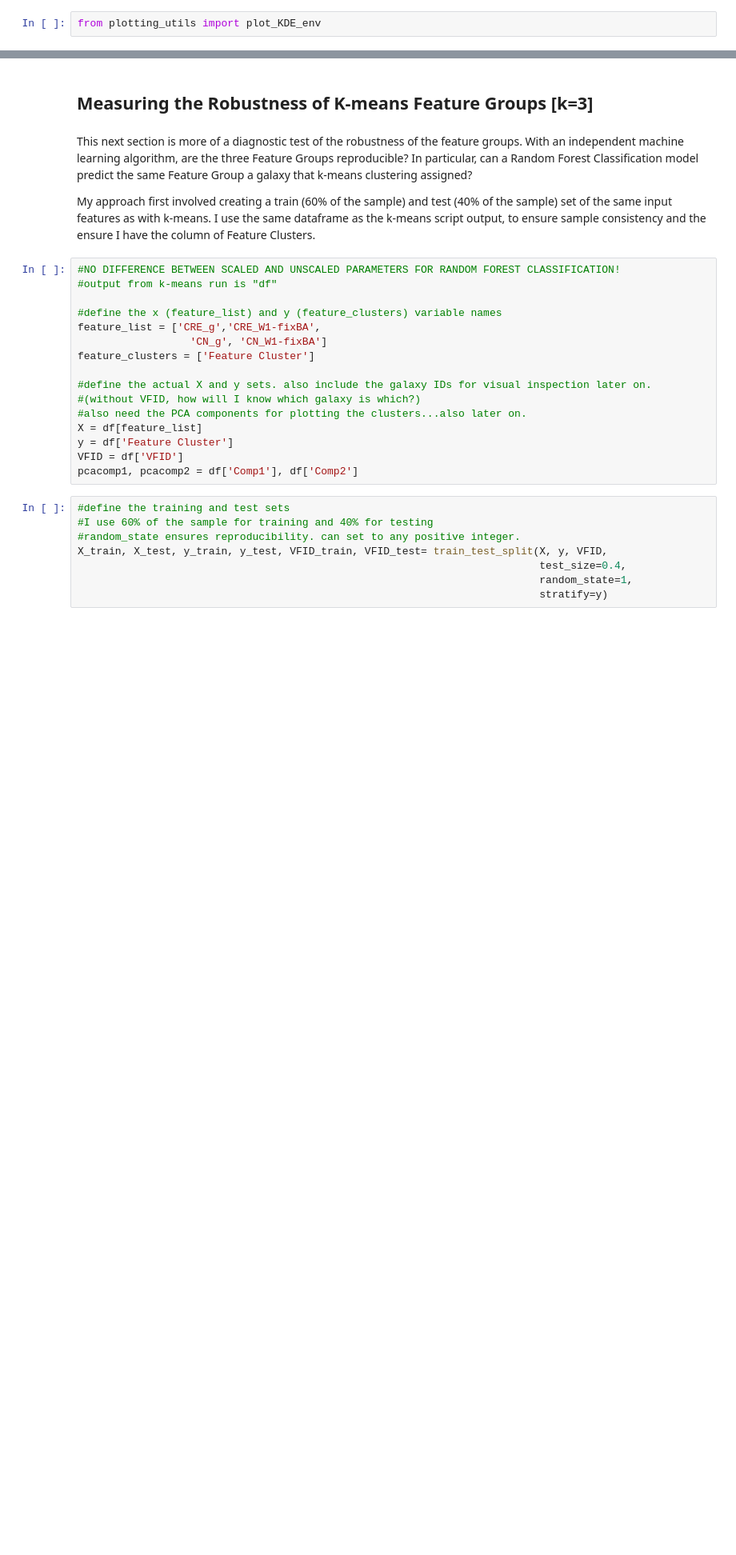
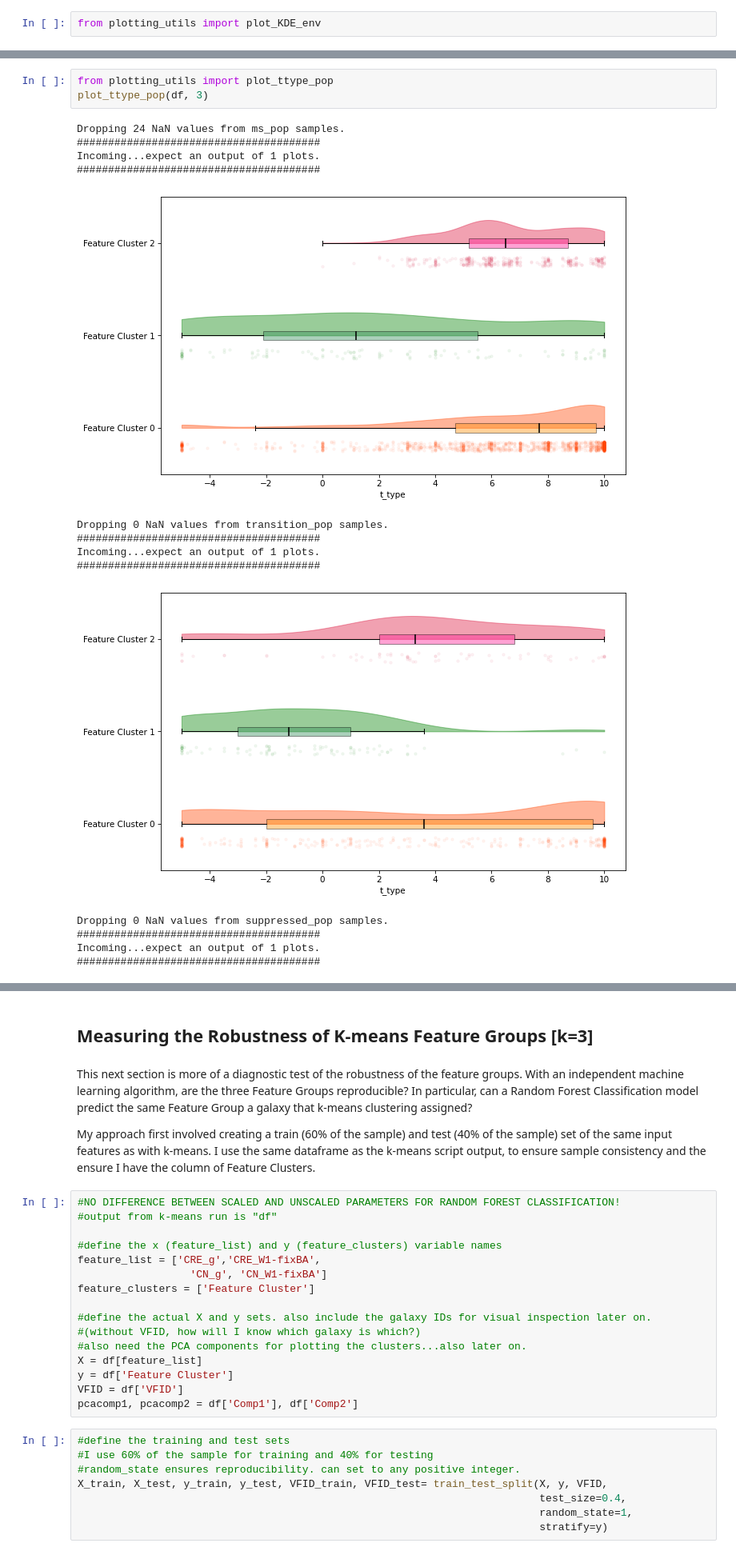
Before and after one commit to gammaspire/machine-learning, a Jupyter notebook: galaxy_feature_clustering/feature_clustering.ipynb, the cells around one changed output, grey strips where cells are left out. Shown at 80% size. Drawn from its saved outputs; the diff is of its cells as text; blank space fills up the shorter version.

```diff
--- a/galaxy_feature_clustering/feature_clustering.ipynb
+++ b/galaxy_feature_clustering/feature_clustering.ipynb
@@ -186,0 +221,18 @@ plot_median_nser_pop(df, 3)
+# %%
+from plotting_utils import plot_ttype_pop
+plot_ttype_pop(df, 3)
+# %% [output]
+Dropping 24 NaN values from ms_pop samples.
+#######################################
+Incoming...expect an output of 1 plots.
+#######################################
+[figure, added]
+Dropping 0 NaN values from transition_pop samples.
+#######################################
+Incoming...expect an output of 1 plots.
+#######################################
+[figure, added]
+Dropping 0 NaN values from suppressed_pop samples.
+#######################################
+Incoming...expect an output of 1 plots.
+#######################################
```
Also changed, not shown: parts of 12 cells of this notebook, 11 other files.
